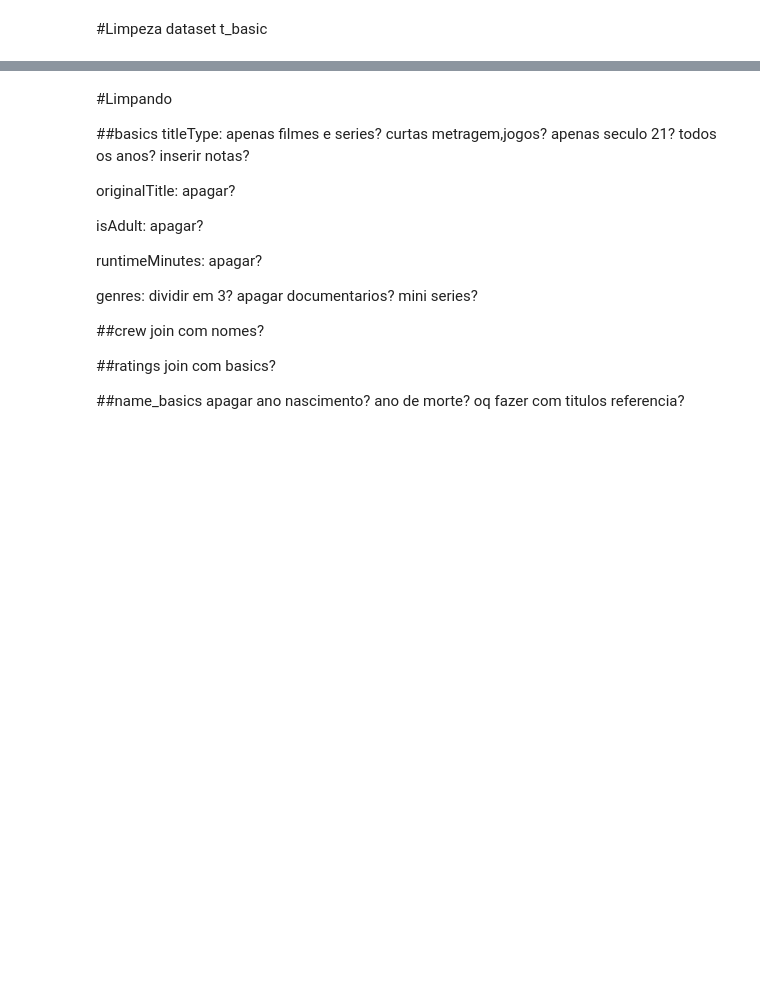
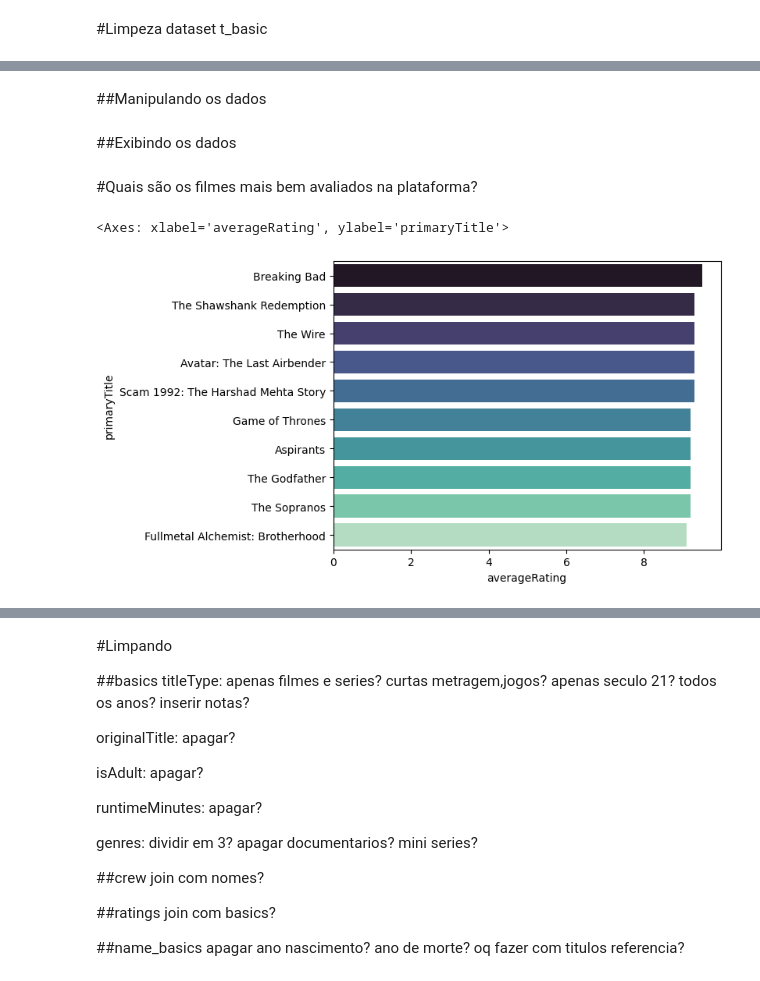
Before and after one commit to Andre647/IMDB_analysis, a Jupyter notebook: IMDb.ipynb, the cells around one changed output, grey strips where cells are left out. Drawn from its saved outputs; the diff is of its cells as text; code cells hidden in the pictures; blank space fills up the shorter version.

```diff
--- a/IMDb.ipynb
+++ b/IMDb.ipynb
@@ -88,0 +70,2 @@ def exibicao(df):
+# %% [markdown]
+##Manipulando os dados
@@ -88,0 +101,2 @@ def exibicao(df):
+# %% [markdown]
+##Exibindo os dados
@@ -88,0 +133,9 @@ def exibicao(df):
+# %% [markdown]
+#Quais são os filmes mais bem avaliados na plataforma?
+# %%
+t_basic_sorted = t_basic.sort_values(by='averageRating', ascending=False)
+top_filmes = t_basic_sorted.head(10)
+sns.barplot(x = 'averageRating',y = 'primaryTitle', palette = 'mako',data = top_filmes)
+# %% [output]
+<Axes: xlabel='averageRating', ylabel='primaryTitle'>
+[figure, added]
```
Also changed, not shown: parts of 29 cells of this notebook.
